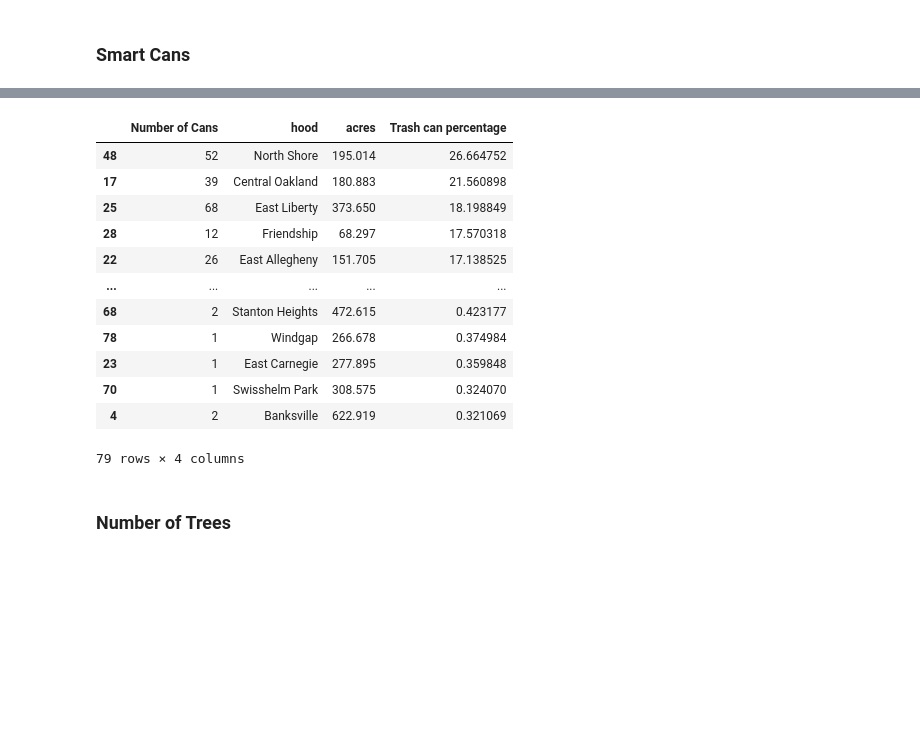
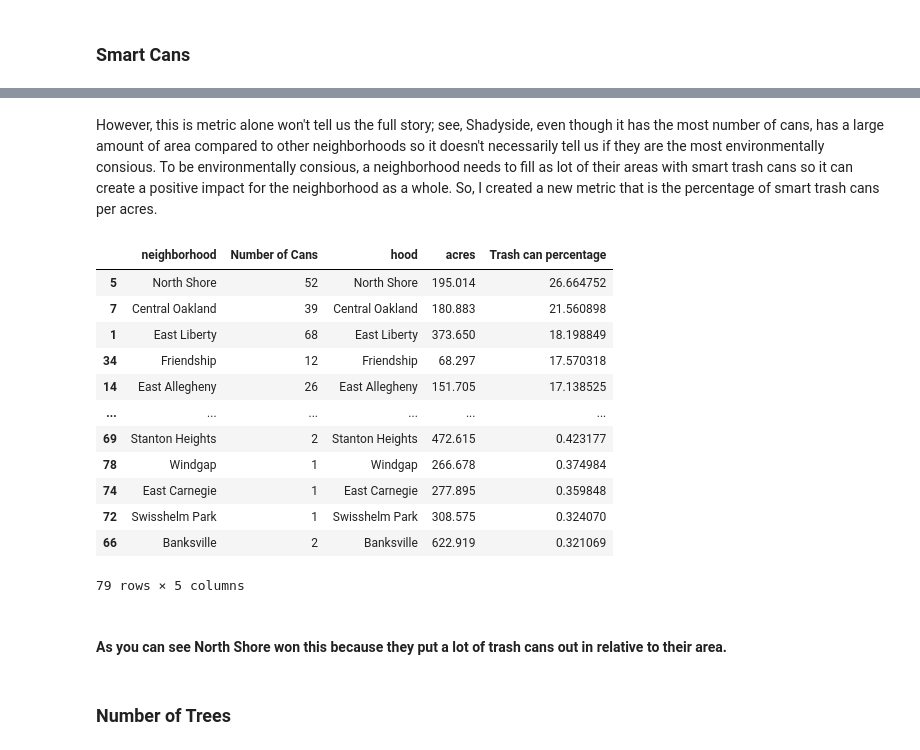
Before and after one commit to wal1624/CMPINF0010-Final-Project, a Jupyter notebook: Final-Presentation.ipynb, the cells around one changed output, grey strips where cells are left out. Saved outputs shown, nothing was run; the diff lists cells and outputs as text; code cells hidden in the pictures; blank space fills up the shorter version.

```diff
--- a/Final-Presentation.ipynb
+++ b/Final-Presentation.ipynb
@@ -64,0 +52,13 @@ num_cans.head()
+# %%
+import pandas as pd
+import numpy as np
+%matplotlib inline
+import matplotlib.pyplot as plt
+import geopandas
+
+#Read in data and group it to get number of cans data
+SmartTCans = pd.read_csv("SmartTCansNew.csv")
+num_cans = pd.DataFrame(SmartTCans[["neighborhood", "Number of Cans"]])
+num_cans = pd.DataFrame(num_cans.groupby("neighborhood").sum())
+num_cans = num_cans.reset_index().sort_values(by="Number of Cans", ascending=False)
+num_cans
@@ -65,39 +79,33 @@ num_cans.head()
+# %% [markdown]
+However, this is metric alone won't tell us the full story; see, Shadyside, even though it has the most number of cans, has a large amount of area compared to other neighborhoods so it doesn't necessarily tell us if they are the most environmentally consious. To be environmentally consious, a neighborhood needs to fill as lot of their areas with smart trash cans so it can create a positive impact for the neighborhood as a whole. So, I created a new metric that is the percentage of smart trash cans per acres.
 # %%
-## New dataset and value for smart trash cans
-import pandas as pd
-import numpy as np
-%matplotlib inline
-import matplotlib.pyplot as plt
-import geopandas
-
-SmartTCans = pd.read_csv("SmartTCansNew.csv")
-num_cans = pd.DataFrame(SmartTCans[["neighborhood", "Number of Cans"]])
-num_cans = pd.DataFrame(num_cans.groupby("neighborhood").sum())
 #Reading in new data for acres
 hood_data = pd.read_csv("Neighborhood data.csv")
 #Getting acres
 hood_data = hood_data[['hood', 'acres']]
-# Change Perry North acreage to 775.68
+# Change Perry North acreage to 775.68 (Was 0 in the data for some reason)
 hood_data.iloc[[17],[1]] = 775.68
 # Merge num_cans and acreage
-cans_total_data = num_cans.merge(hood_data, how='left', left_on='neighborhood', right_on='hood')
+total_data = num_cans.merge(hood_data, how='left', left_on='neighborhood', right_on='hood')
 # Make the trash can percentage
-cans_total_data['Trash can percentage'] = (total_data['Number of Cans'] / total_data['acres']) * 100
-cans_total_data.sort_values(by="Trash can percentage", ascending=False)
+total_data['Trash can percentage'] = (total_data['Number of Cans'] / total_data['acres']) * 100
+total_data.sort_values(by="Trash can percentage", ascending=False)
 # %% [output]
-|  | Number of Cans | hood | acres | Trash can percentage |
-| 48 | 52 | North Shore | 195.014 | 26.664752 |
-| 17 | 39 | Central Oakland | 180.883 | 21.560898 |
-| 25 | 68 | East Liberty | 373.650 | 18.198849 |
-| 28 | 12 | Friendship | 68.297 | 17.570318 |
-| 22 | 26 | East Allegheny | 151.705 | 17.138525 |
-| ... | ... | ... | ... | ... |
-| 68 | 2 | Stanton Heights | 472.615 | 0.423177 |
-| 78 | 1 | Windgap | 266.678 | 0.374984 |
-| 23 | 1 | East Carnegie | 277.895 | 0.359848 |
-| 70 | 1 | Swisshelm Park | 308.575 | 0.324070 |
-| 4 | 2 | Banksville | 622.919 | 0.321069 |
+|  | neighborhood | Number of Cans | hood | acres | Trash can percentage |
+| 5 | North Shore | 52 | North Shore | 195.014 | 26.664752 |
+| 7 | Central Oakland | 39 | Central Oakland | 180.883 | 21.560898 |
+| 1 | East Liberty | 68 | East Liberty | 373.650 | 18.198849 |
+| 34 | Friendship | 12 | Friendship | 68.297 | 17.570318 |
+| 14 | East Allegheny | 26 | East Allegheny | 151.705 | 17.138525 |
+| ... | ... | ... | ... | ... | ... |
+| 69 | Stanton Heights | 2 | Stanton Heights | 472.615 | 0.423177 |
+| 78 | Windgap | 1 | Windgap | 266.678 | 0.374984 |
+| 74 | East Carnegie | 1 | East Carnegie | 277.895 | 0.359848 |
+| 72 | Swisshelm Park | 1 | Swisshelm Park | 308.575 | 0.324070 |
+| 66 | Banksville | 2 | Banksville | 622.919 | 0.321069 |
-79 rows × 4 columns
+79 rows × 5 columns
+# %% [markdown]
+#### As you can see North Shore won this because they put a lot of trash cans out in relative to their area.
 # %% [markdown]
 ### Number of Trees
 # %%
```
Also changed, not shown: parts of 7 cells of this notebook, 1 other file.
